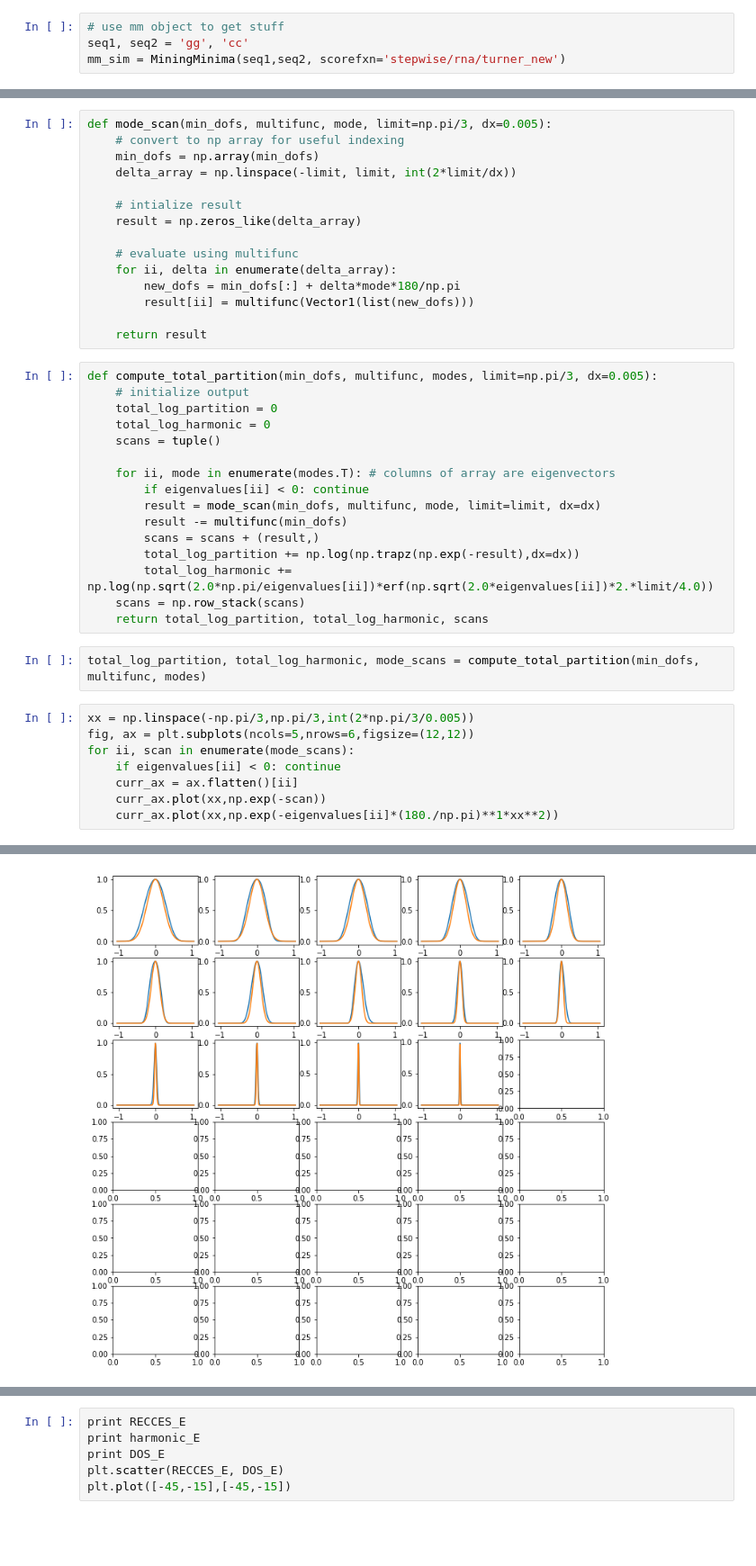
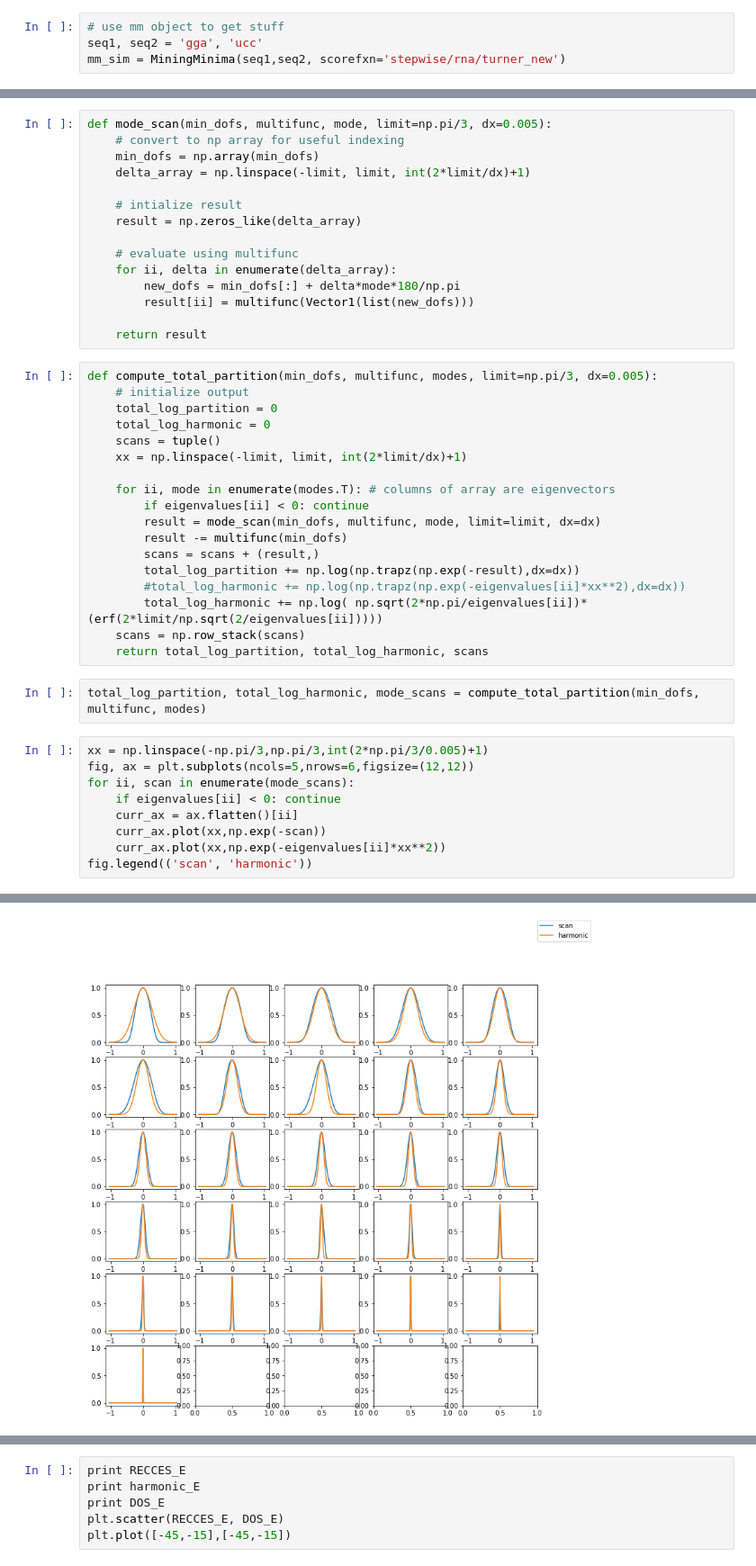
Before and after one commit to maa805/mining-minima, a Jupyter notebook: MiningMinima/scratch/new_min_and_hess_devel.ipynb, the cells around one changed output, grey strips where cells are left out. Shown at 90% size. Cells and saved outputs as stored; diff of their text form; blank space fills up the shorter version.

Commit message:
debug harmonic mode scan

```diff
--- a/MiningMinima/scratch/new_min_and_hess_devel.ipynb
+++ b/MiningMinima/scratch/new_min_and_hess_devel.ipynb
@@ -22,6 +19,6 @@ basic.random.init_random_generator: RandomGenerator:init: Normal mode, seed=1821
 # %%
 # use mm object to get stuff
-seq1, seq2 = 'gg', 'cc'
+seq1, seq2 = 'gga', 'ucc'
 mm_sim = MiningMinima(seq1,seq2, scorefxn='stepwise/rna/turner_new')
 # %% [output]
 True
@@ -220,7 +206,7 @@ from scipy.special import erf
 def mode_scan(min_dofs, multifunc, mode, limit=np.pi/3, dx=0.005):
     # convert to np array for useful indexing
     min_dofs = np.array(min_dofs)
-    delta_array = np.linspace(-limit, limit, int(2*limit/dx))
+    delta_array = np.linspace(-limit, limit, int(2*limit/dx)+1)
 
     # intialize result
     result = np.zeros_like(delta_array)
@@ -237,6 +223,7 @@ def compute_total_partition(min_dofs, multifunc, modes, limit=np.pi/3, dx=0.005)
     total_log_partition = 0
     total_log_harmonic = 0
     scans = tuple()
+    xx = np.linspace(-limit, limit, int(2*limit/dx)+1)
 
     for ii, mode in enumerate(modes.T): # columns of array are eigenvectors
         if eigenvalues[ii] < 0: continue
@@ -244,17 +231,19 @@ def compute_total_partition(min_dofs, multifunc, modes, limit=np.pi/3, dx=0.005)
         result -= multifunc(min_dofs)
         scans = scans + (result,)
         total_log_partition += np.log(np.trapz(np.exp(-result),dx=dx))
-        total_log_harmonic += np.log(np.sqrt(2.0*np.pi/eigenvalues[ii])*erf(np.sqrt(2.0*eigenvalues[ii])*2.*limit/4.0))
+        #total_log_harmonic += np.log(np.trapz(np.exp(-eigenvalues[ii]*xx**2),dx=dx))
+        total_log_harmonic += np.log( np.sqrt(2*np.pi/eigenvalues[ii])*(erf(2*limit/np.sqrt(2/eigenvalues[ii]))))
     scans = np.row_stack(scans)
     return total_log_partition, total_log_harmonic, scans
 # %%
 total_log_partition, total_log_harmonic, mode_scans = compute_total_partition(min_dofs, multifunc, modes)
 # %%
-xx = np.linspace(-np.pi/3,np.pi/3,int(2*np.pi/3/0.005))
+xx = np.linspace(-np.pi/3,np.pi/3,int(2*np.pi/3/0.005)+1)
 fig, ax = plt.subplots(ncols=5,nrows=6,figsize=(12,12))
 for ii, scan in enumerate(mode_scans):
     if eigenvalues[ii] < 0: continue
     curr_ax = ax.flatten()[ii]
     curr_ax.plot(xx,np.exp(-scan))
-    curr_ax.plot(xx,np.exp(-eigenvalues[ii]*(180./np.pi)**1*xx**2))
+    curr_ax.plot(xx,np.exp(-eigenvalues[ii]*xx**2))
+fig.legend(('scan', 'harmonic'))
 # %% [output]
@@ -261,4 +251,4 @@ for ii, scan in enumerate(mode_scans):
-[figure, old version]
+[figure, new version]
 # %%
 from numpy.linalg import det
 from numpy import heaviside
```
Also changed, not shown: parts of 23 cells of this notebook.
